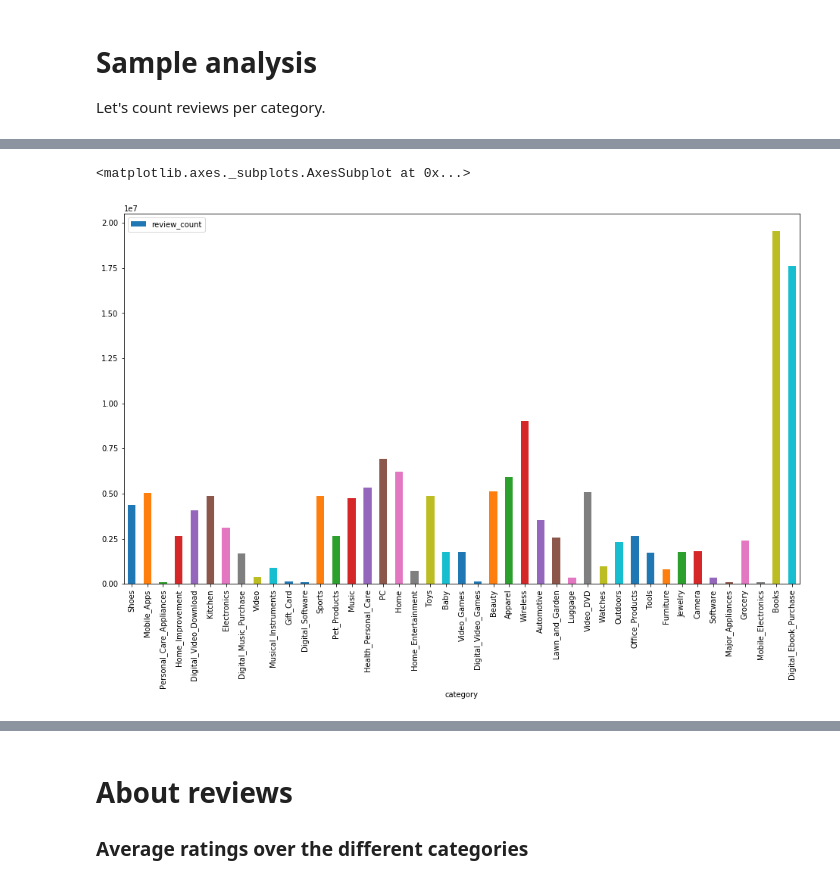
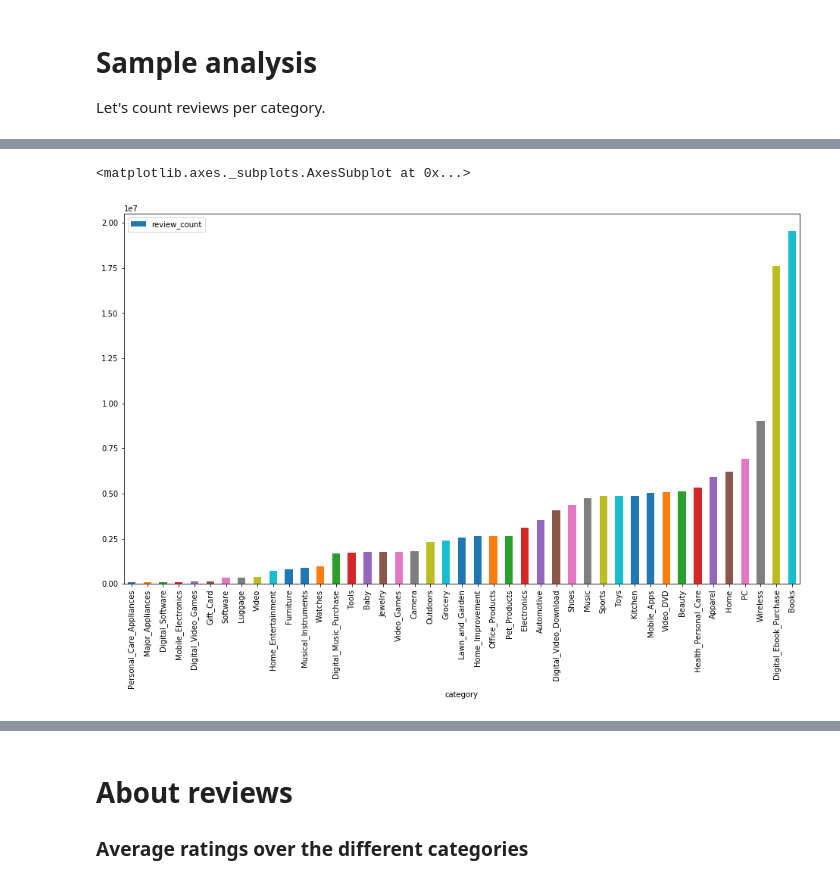
Before and after one commit to pjuda/ada-project, a Jupyter notebook: amazon-reviews.ipynb, the cells around one changed output, grey strips where cells are left out. Cells and saved outputs as stored; diff of their text form; code cells hidden in the pictures.

```diff
--- a/amazon-reviews.ipynb
+++ b/amazon-reviews.ipynb
@@ -12,7 +12,7 @@ import collections
 # directory where you have the parquet files. You need them to run any analysis.
 # Download Parquets here: https://drive.google.com/open?id=1BkH7vfupcBaLs2gTYphff6z9Qvg-TcAq
 # Extract parquet.tar.gz to the directory of you notebook or change the PARQUET_DIR
-PARQUET_DIR = '../parquet/'
+PARQUET_DIR = './parquet/'
 # %%
 # Load dataframes listing the parquet files
 
@@ -102,3 +91,9 @@ ax.set_ylabel("Number of Reviews")
 # %% [output]
 Text(0,0.5,'Number of Reviews')
 [figure]
+# %%
+df_books['year'] = pd.DatetimeIndex(df_books['review_date']).year
+# %%
+df = pd.DataFrame()
+df['books'] = df_books.groupby('year')['year'].count()
+df
@@ -137,5 +140,5 @@ category_reviews
 # %%
-category_reviews.plot.bar(x='category', y='review_count', figsize=(16,9))
+category_reviews.sort_values("review_count").plot.bar(x='category', y='review_count', figsize=(16,9))
 # %% [output]
 <matplotlib.axes._subplots.AxesSubplot at 0x...>
-[figure, old version]
+[figure, new version]
```
Also changed, not shown: parts of 6 cells of this notebook, 3 other files.
